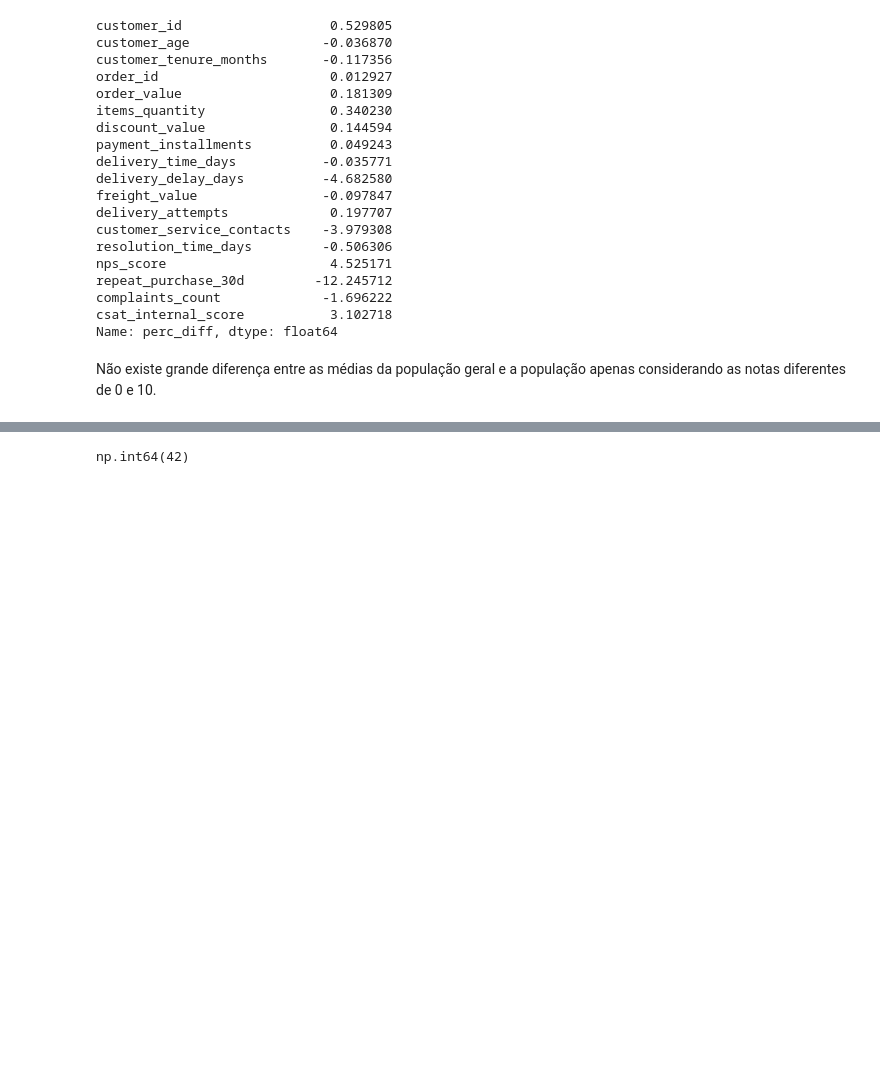
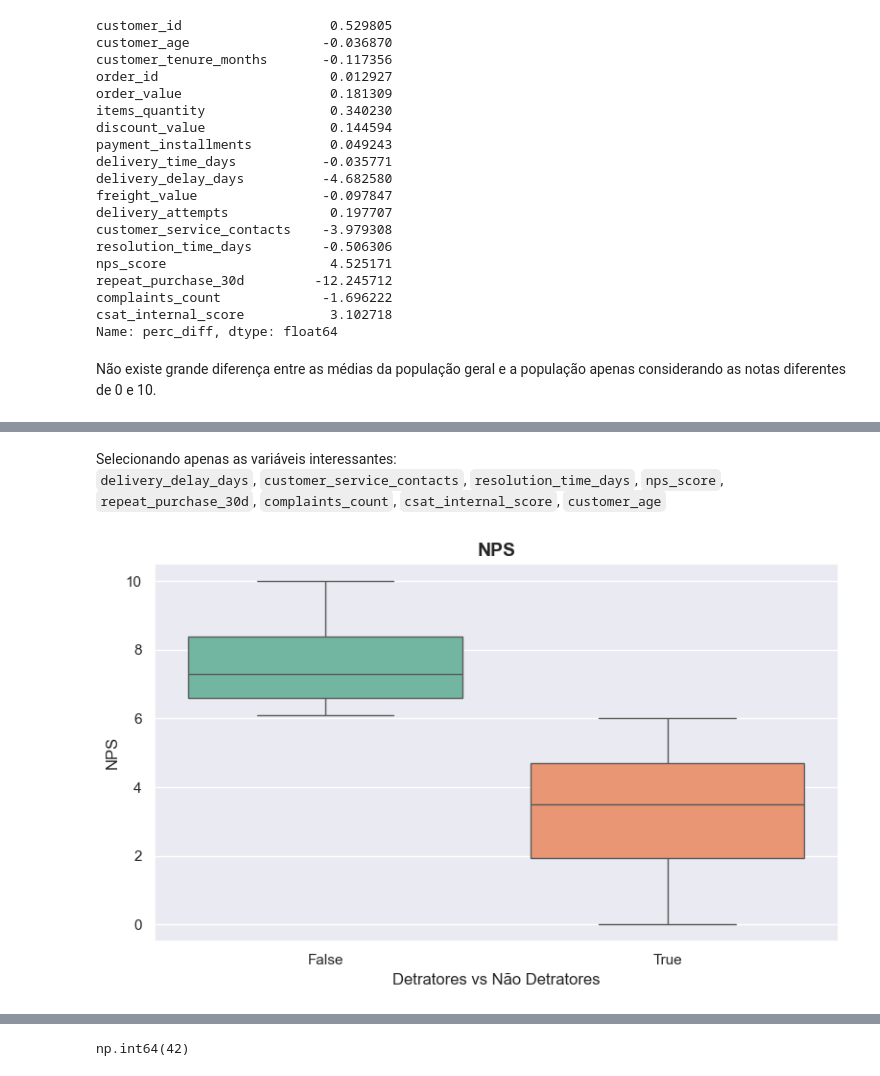
Before and after one commit to ViniciusTMiura/1AIST_projects, a Jupyter notebook: tech-challenge-01/notebooks/01_EDA_notebook.ipynb, the cells around one changed output, grey strips where cells are left out. Cells and saved outputs as stored; diff of their text form; code cells hidden in the pictures; blank space fills up the shorter version.

```diff
--- a/tech-challenge-01/notebooks/01_EDA_notebook.ipynb
+++ b/tech-challenge-01/notebooks/01_EDA_notebook.ipynb
@@ -630,0 +663,4 @@ Não existe grande diferença entre as médias da população geral e a populaç
+# %%
+df_analise = df.copy()
+df_analise['target'] = df_analise['nps_score'] <= 6
+df_analise['target'] = df_analise['target'].fillna(True)
@@ -630,0 +738,29 @@ Não existe grande diferença entre as médias da população geral e a populaç
+# %% [markdown]
+Selecionando apenas as variáveis interessantes: <br>
+`delivery_delay_days`, `customer_service_contacts`, `resolution_time_days`, `nps_score`, `repeat_purchase_30d`, `complaints_count`, `csat_internal_score`, `customer_age`
+# %%
+columns2select = ['delivery_delay_days', 'customer_service_contacts', 'resolution_time_days', 'repeat_purchase_30d', 'complaints_count', 'csat_internal_score', 'customer_age', 'nps_score', 'target']
+# %%
+df_analise2 = df_analise[columns2select]
+# %%
+def plot_boxplot(df, x_col, y_col, hue_col=None, title="", xlabel="", ylabel=""):
+    plt.figure(figsize=(8, 5))
+    ax = sns.boxplot(
+        data=df,
+        x=x_col,
+        y=y_col,
+        hue=hue_col,
+        palette="Set2",
+        legend=False
+    )
+
+    ax.set_title(title, fontsize=14, weight="bold")
+    ax.set_xlabel(xlabel)
+    ax.set_ylabel(ylabel)
+
+    plt.tight_layout()
+    plt.show()
+# %%
+plot_boxplot(df_analise2, x_col="target", y_col="nps_score", hue_col="target", title="NPS", xlabel="Detratores vs Não Detratores", ylabel="NPS")
+# %% [output]
+[figure, added]
```
Also changed, not shown: parts of 15 cells of this notebook, 1 other file.
